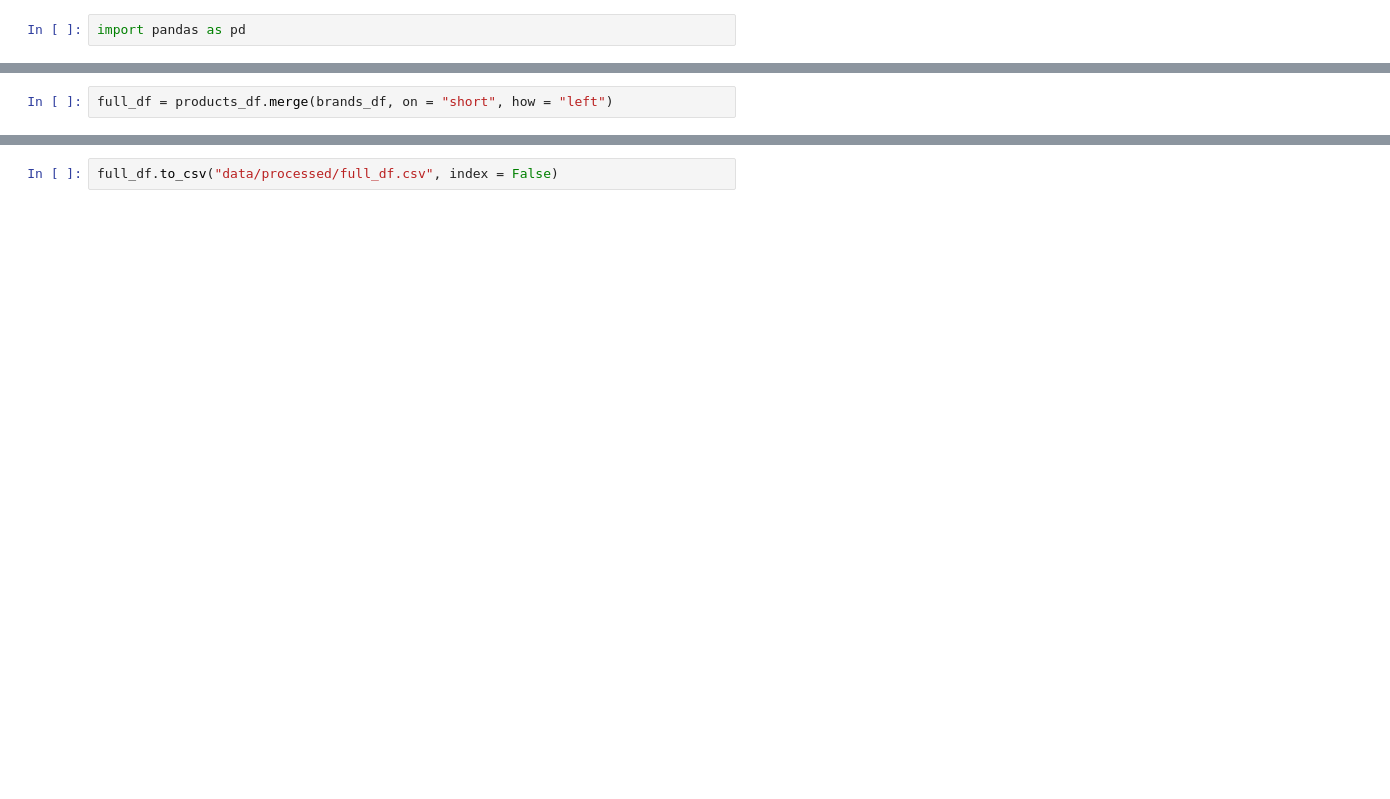
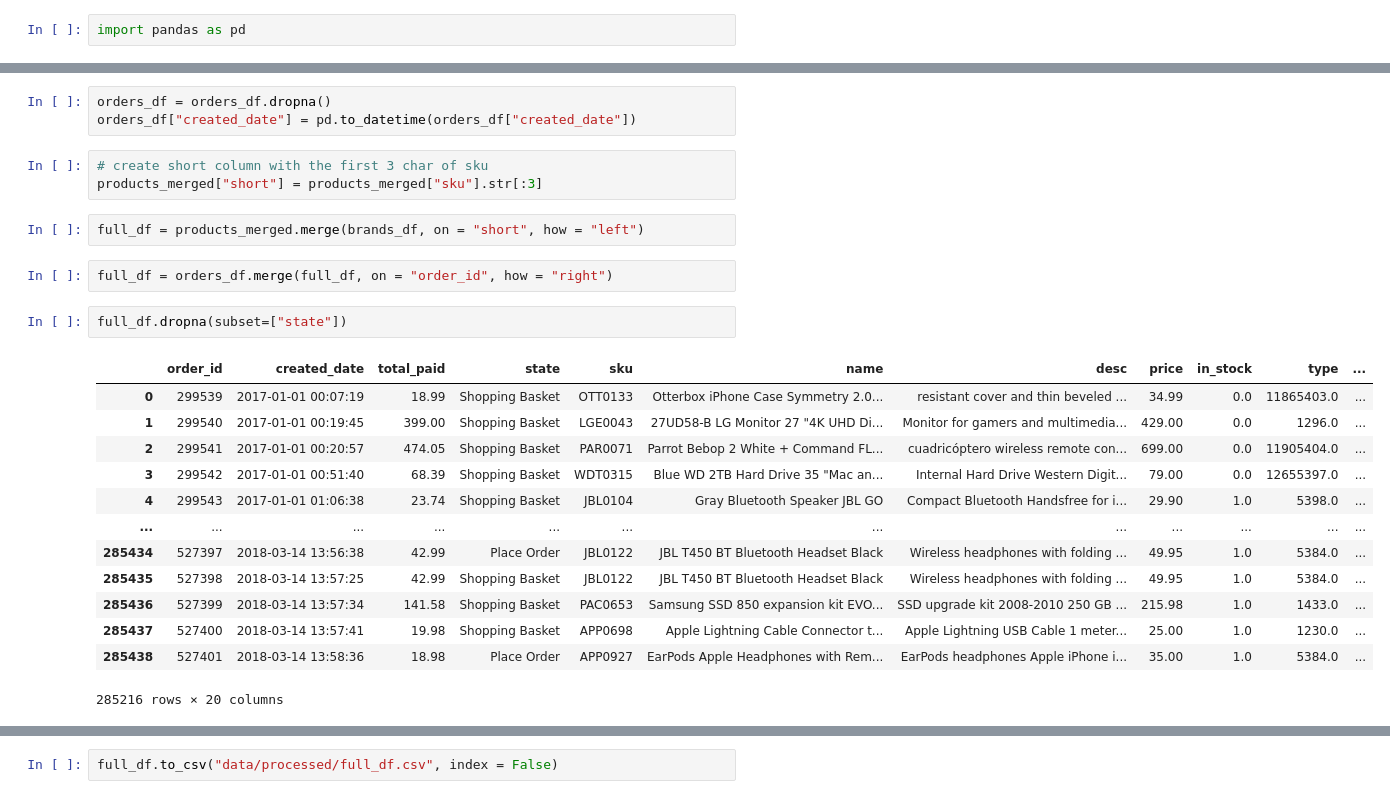
Before and after one commit to martinabt-dev/eniacproject2, a Jupyter notebook: main.ipynb, the cells around one changed output, grey strips where cells are left out. Saved outputs shown, nothing was run; the diff lists cells and outputs as text; blank space fills up the shorter version.

```diff
--- a/main.ipynb
+++ b/main.ipynb
@@ -10,2 +175,26 @@ products_df["short"] = products_df["sku"].str[0:3]
+# %%
+orders_df = orders_df.dropna()
+orders_df["created_date"] = pd.to_datetime(orders_df["created_date"])
+# %%
+# create short column with the first 3 char of sku
+products_merged["short"] = products_merged["sku"].str[:3]
 # %%
-full_df = products_df.merge(brands_df, on = "short", how = "left")
+full_df = products_merged.merge(brands_df, on = "short", how = "left")
+# %%
+full_df = orders_df.merge(full_df, on = "order_id", how = "right")
+# %%
+full_df.dropna(subset=["state"])
+# %% [output]
+|  | order_id | created_date | total_paid | state | sku | name | desc | price | in_stock | type | ... |
+| 0 | 299539 | 2017-01-01 00:07:19 | 18.99 | Shopping Basket | OTT0133 | Otterbox iPhone Case Symmetry 2.0... | resistant cover and thin beveled ... | 34.99 | 0.0 | 11865403.0 | ... |
+| 1 | 299540 | 2017-01-01 00:19:45 | 399.00 | Shopping Basket | LGE0043 | 27UD58-B LG Monitor 27 "4K UHD Di... | Monitor for gamers and multimedia... | 429.00 | 0.0 | 1296.0 | ... |
+| 2 | 299541 | 2017-01-01 00:20:57 | 474.05 | Shopping Basket | PAR0071 | Parrot Bebop 2 White + Command FL... | cuadricóptero wireless remote con... | 699.00 | 0.0 | 11905404.0 | ... |
+| 3 | 299542 | 2017-01-01 00:51:40 | 68.39 | Shopping Basket | WDT0315 | Blue WD 2TB Hard Drive 35 "Mac an... | Internal Hard Drive Western Digit... | 79.00 | 0.0 | 12655397.0 | ... |
+| 4 | 299543 | 2017-01-01 01:06:38 | 23.74 | Shopping Basket | JBL0104 | Gray Bluetooth Speaker JBL GO | Compact Bluetooth Handsfree for i... | 29.90 | 1.0 | 5398.0 | ... |
+| ... | ... | ... | ... | ... | ... | ... | ... | ... | ... | ... | ... |
+| 285434 | 527397 | 2018-03-14 13:56:38 | 42.99 | Place Order | JBL0122 | JBL T450 BT Bluetooth Headset Black | Wireless headphones with folding ... | 49.95 | 1.0 | 5384.0 | ... |
+| 285435 | 527398 | 2018-03-14 13:57:25 | 42.99 | Shopping Basket | JBL0122 | JBL T450 BT Bluetooth Headset Black | Wireless headphones with folding ... | 49.95 | 1.0 | 5384.0 | ... |
+| 285436 | 527399 | 2018-03-14 13:57:34 | 141.58 | Shopping Basket | PAC0653 | Samsung SSD 850 expansion kit EVO... | SSD upgrade kit 2008-2010 250 GB ... | 215.98 | 1.0 | 1433.0 | ... |
+| 285437 | 527400 | 2018-03-14 13:57:41 | 19.98 | Shopping Basket | APP0698 | Apple Lightning Cable Connector t... | Apple Lightning USB Cable 1 meter... | 25.00 | 1.0 | 1230.0 | ... |
+| 285438 | 527401 | 2018-03-14 13:58:36 | 18.98 | Place Order | APP0927 | EarPods Apple Headphones with Rem... | EarPods headphones Apple iPhone i... | 35.00 | 1.0 | 5384.0 | ... |
+285216 rows × 20 columns
```
Also changed, not shown: parts of 27 cells of this notebook, 1 other file.
